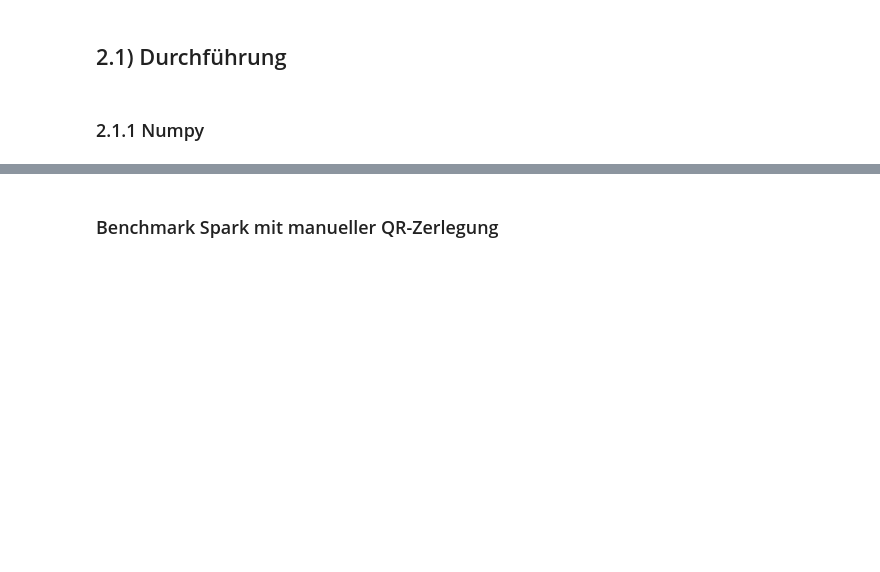
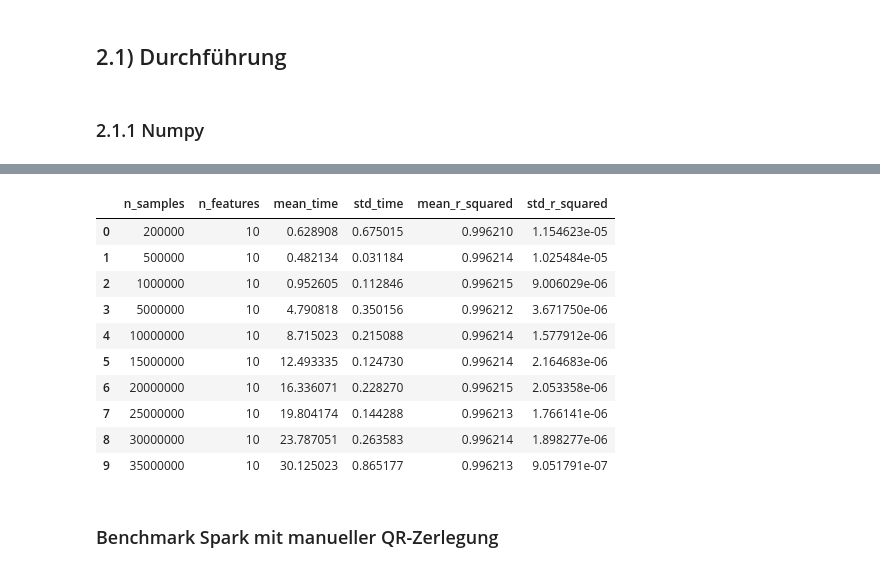
Before and after one commit to dgojny/Datenanalyse-in-BigData, a Jupyter notebook: notebooks/QR_Spark.ipynb, the cells around one changed output, grey strips where cells are left out. Saved outputs shown, nothing was run; the diff lists cells and outputs as text; code cells hidden in the pictures; blank space fills up the shorter version.

```diff
--- a/notebooks/QR_Spark.ipynb
+++ b/notebooks/QR_Spark.ipynb
@@ -791,10 +795,11 @@ def run_benchmark_numpy(n_list, beta_true, p, repetitions=10):
     - Prints progress information
     - Generates comprehensive summaries
     """
-    results = []
+    results = []  # Use a list to accumulate results across sample sizes
 
     for n in n_list:
         times = []
+        r_squared_values = []
         print(f"\nBenchmarking for n={n:,} samples...")
 
         for i in range(repetitions):
@@ -805,14 +810,18 @@ def run_benchmark_numpy(n_list, beta_true, p, repetitions=10):
             # Run the manual QR-based regression and measure time
             result, elapsed_time = linear_regression_manual_qr(X, y)
             times.append(elapsed_time)
+            r_squared_values.append(result['r_squared'])
 
-        # Compute average computation time
+        # Compute average computation time and R-squared statistics
         avg_time = np.mean(times)
+        avg_r_squared = np.mean(r_squared_values)
+        std_time = np.std(times)
+        std_r_squared = np.std(r_squared_values)
 
-        # Prepare the statistics dictionary to include all required keys for format_summary
+        # Prepare the statistics dictionary for format_summary
         avg_statistics = {
             'n_samples': n,
-            'SSE': np.sum((y - X @ result['coef']) ** 2),  # Calculate SSE as the sum of squared residuals
+            'SSE': np.sum((y - X @ result['coef']) ** 2),
             'r_squared': result['r_squared'],
             'Adjusted R-squared': result['Adjusted R-squared'],
             'F-statistic': result['F-statistic'],
@@ -832,26 +841,27 @@ def run_benchmark_numpy(n_list, beta_true, p, repetitions=10):
             'mse': result['mse']
         }
 
-        # Call format_summary with beta, statistics, and computation time
+        # Print a formatted summary for the last repetition
         print("\nSummary for final run:")
-        summary_str = format_summary(result['coef'], avg_statistics, avg_time)
+        summary_str = format_summary(result['coef'], avg_statistics, avg_time, X)
+
         print(summary_str)
 
-        # Append results for this sample size to the final results list
-        results = {
+        # Append results for this sample size to the results list
+        results.append({
             'n_samples': n,
             'n_features': p,
             'mean_time': avg_time,
-            'std_time': np.std(times),
-            'mean_r_squared': result['r_squared'],
-            'std_r_squared': np.std(result['r_squared'])
-        }
+            'std_time': std_time,
+            'mean_r_squared': avg_r_squared,
+            'std_r_squared': std_r_squared
+        })
 
         print(f"\nSummary for n={n:,}:")
-        print(f"  Mean time: {avg_time:.2f}s ± {np.std(times):.2f}s")
-        print(f"  Mean R²: {results['r_squared']:.4f} ± {results['std_r_squared']:.4f}")
+        print(f"  Mean time: {avg_time:.2f}s ± {std_time:.2f}s")
+        print(f"  Mean R²: {avg_r_squared:.4f} ± {std_r_squared:.4f}")
 
-    # Return DataFrame with summary of results
+    # Return DataFrame with summary of all results
     return pd.DataFrame(results)
 # %% [markdown]
 ### Berechnung für einen festen Wert
@@ -1020,7 +1027,7 @@ n_values = [200000, 500000, 1000000, 5000000, 10000000]
 n_features = 10
 beta_true = np.random.randn(n_features + 1)
 # %%
-n_values2 = [15000000, 20000000, 30000000, 40000000, 50000000]
+n_values2 = [15000000, 20000000, 25000000, 30000000, 35000000]
 # %% [markdown]
 ### 2.1.1 Numpy
 # %%
@@ -1066,5 +1082,19 @@ Benchmarking for n=50,000,000 samples...
 # %%
-results_numpy
+results_numpy_df = pd.concat([results_numpy, results_numpy2], ignore_index=True)
+# %%
+results_numpy_df
+# %% [output]
+|  | n_samples | n_features | mean_time | std_time | mean_r_squared | std_r_squared |
+| 0 | 200000 | 10 | 0.628908 | 0.675015 | 0.996210 | 1.154623e-05 |
+| 1 | 500000 | 10 | 0.482134 | 0.031184 | 0.996214 | 1.025484e-05 |
+| 2 | 1000000 | 10 | 0.952605 | 0.112846 | 0.996215 | 9.006029e-06 |
+| 3 | 5000000 | 10 | 4.790818 | 0.350156 | 0.996212 | 3.671750e-06 |
+| 4 | 10000000 | 10 | 8.715023 | 0.215088 | 0.996214 | 1.577912e-06 |
+| 5 | 15000000 | 10 | 12.493335 | 0.124730 | 0.996214 | 2.164683e-06 |
+| 6 | 20000000 | 10 | 16.336071 | 0.228270 | 0.996215 | 2.053358e-06 |
+| 7 | 25000000 | 10 | 19.804174 | 0.144288 | 0.996213 | 1.766141e-06 |
+| 8 | 30000000 | 10 | 23.787051 | 0.263583 | 0.996214 | 1.898277e-06 |
+| 9 | 35000000 | 10 | 30.125023 | 0.865177 | 0.996213 | 9.051791e-07 |
 # %% [markdown]
 ### Benchmark Spark mit manueller QR-Zerlegung
 # %%
```
Also changed, not shown: parts of 46 cells of this notebook.
